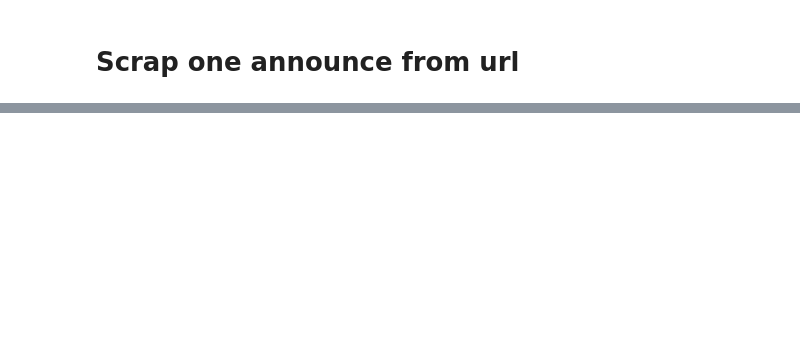
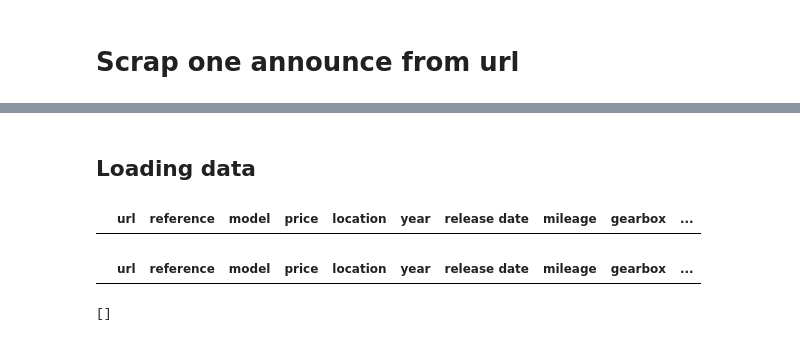
Before and after one commit to AnthonyDF/tresboncoin, a Jupyter notebook: notebooks/victor/victor_notebook.ipynb, the cells around one changed output, grey strips where cells are left out. Cells and saved outputs as stored; diff of their text form; code cells hidden in the pictures; blank space fills up the shorter version.

```diff
--- a/notebooks/victor/victor_notebook.ipynb
+++ b/notebooks/victor/victor_notebook.ipynb
@@ -150,0 +282,16 @@ get_one_announce("https://www.lacentrale.fr/moto-occasion-annonce-66101604051.ht
+# %% [markdown]
+## Loading data
+# %%
+file_path = os.path.dirname(os.path.dirname(os.path.join(os.getcwd()))) + "/tresboncoin/data/lacentrale.csv"
+# %%
+if os.path.isfile(file_path) is True:
+    data = pd.read_csv(file_path).drop(columns="Unnamed: 0")
+# %%
+data.head()
+# %% [output]
+|  | url | reference | model | price | location | year | release date | mileage | gearbox | ... |
+# %%
+announce_list = data.copy()
+announce_list
+# %% [output]
+|  | url | reference | model | price | location | year | release date | mileage | gearbox | ... |
@@ -150,0 +310,4 @@ get_one_announce("https://www.lacentrale.fr/moto-occasion-annonce-66101604051.ht
+# %%
+list(announce_list["url"])
+# %% [output]
+[]
```
Also changed, not shown: parts of 38 cells of this notebook, 1 other file.
